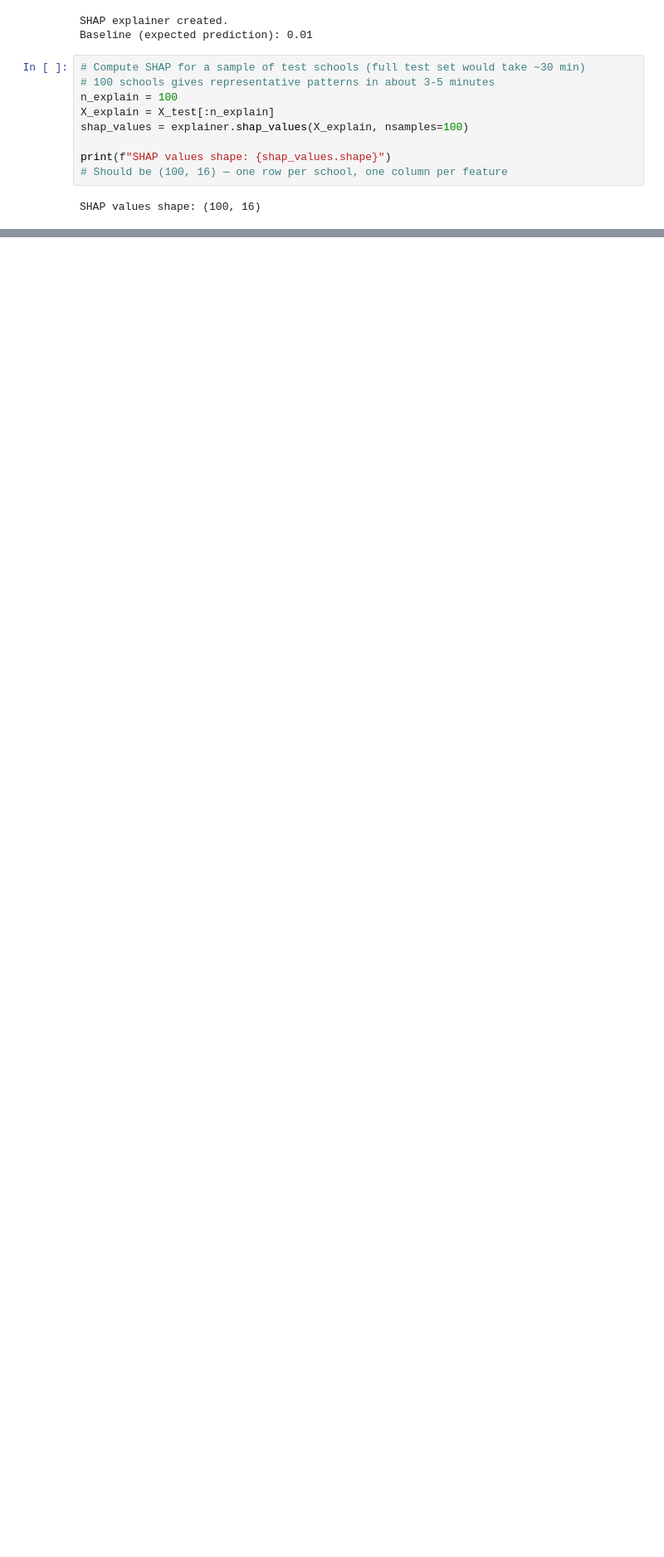
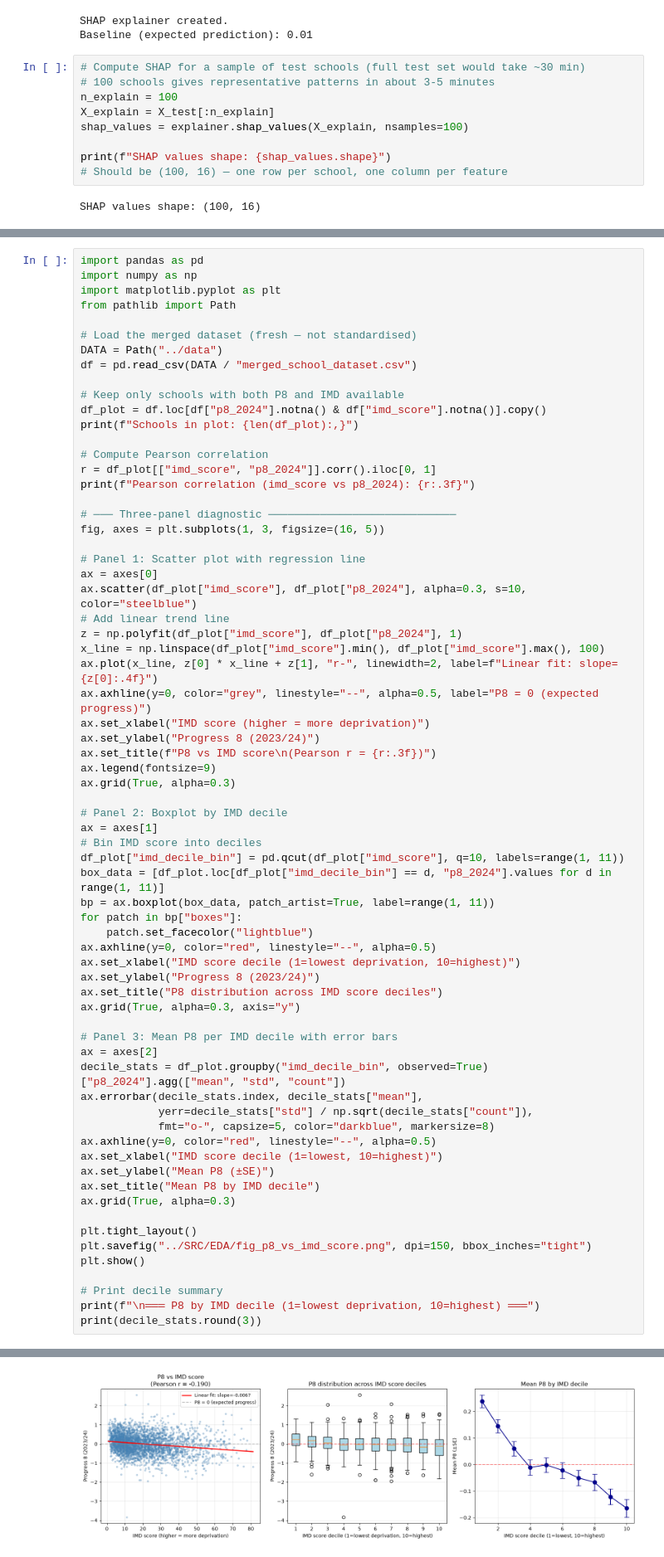
Before and after one commit to HEMALEED/school-performance-prediction-england-ann, a Jupyter notebook: notebooks/shap_P8.ipynb, the cells around one changed output, grey strips where cells are left out. Shown at 83% size. Saved outputs shown, nothing was run; the diff lists cells and outputs as text; blank space fills up the shorter version.

Commit message:
SHAP analysis vs actual P8 vs IMD score

```diff
--- a/notebooks/shap_P8.ipynb
+++ b/notebooks/shap_P8.ipynb
@@ -117,0 +118,69 @@ plt.show()
+# %%
+import pandas as pd
+import numpy as np
+import matplotlib.pyplot as plt
+from pathlib import Path
+
+# Load the merged dataset (fresh — not standardised)
+DATA = Path("../data")
+df = pd.read_csv(DATA / "merged_school_dataset.csv")
+
+# Keep only schools with both P8 and IMD available
+df_plot = df.loc[df["p8_2024"].notna() & df["imd_score"].notna()].copy()
+print(f"Schools in plot: {len(df_plot):,}")
+
+# Compute Pearson correlation
+r = df_plot[["imd_score", "p8_2024"]].corr().iloc[0, 1]
+print(f"Pearson correlation (imd_score vs p8_2024): {r:.3f}")
+
+# ─── Three-panel diagnostic ─────────────────────────────
+fig, axes = plt.subplots(1, 3, figsize=(16, 5))
+
+# Panel 1: Scatter plot with regression line
+ax = axes[0]
+ax.scatter(df_plot["imd_score"], df_plot["p8_2024"], alpha=0.3, s=10, color="steelblue")
+# Add linear trend line
+z = np.polyfit(df_plot["imd_score"], df_plot["p8_2024"], 1)
+x_line = np.linspace(df_plot["imd_score"].min(), df_plot["imd_score"].max(), 100)
+ax.plot(x_line, z[0] * x_line + z[1], "r-", linewidth=2, label=f"Linear fit: slope={z[0]:.4f}")
+ax.axhline(y=0, color="grey", linestyle="--", alpha=0.5, label="P8 = 0 (expected progress)")
+ax.set_xlabel("IMD score (higher = more deprivation)")
+ax.set_ylabel("Progress 8 (2023/24)")
+ax.set_title(f"P8 vs IMD score\n(Pearson r = {r:.3f})")
+ax.legend(fontsize=9)
+ax.grid(True, alpha=0.3)
+
+# Panel 2: Boxplot by IMD decile
+ax = axes[1]
+# Bin IMD score into deciles
+df_plot["imd_decile_bin"] = pd.qcut(df_plot["imd_score"], q=10, labels=range(1, 11))
+box_data = [df_plot.loc[df_plot["imd_decile_bin"] == d, "p8_2024"].values for d in range(1, 11)]
+bp = ax.boxplot(box_data, patch_artist=True, label=range(1, 11))
+for patch in bp["boxes"]:
+    patch.set_facecolor("lightblue")
+ax.axhline(y=0, color="red", linestyle="--", alpha=0.5)
+ax.set_xlabel("IMD score decile (1=lowest deprivation, 10=highest)")
+ax.set_ylabel("Progress 8 (2023/24)")
+ax.set_title("P8 distribution across IMD score deciles")
+ax.grid(True, alpha=0.3, axis="y")
+
+# Panel 3: Mean P8 per IMD decile with error bars
+ax = axes[2]
+decile_stats = df_plot.groupby("imd_decile_bin", observed=True)["p8_2024"].agg(["mean", "std", "count"])
+ax.errorbar(decile_stats.index, decile_stats["mean"],
+            yerr=decile_stats["std"] / np.sqrt(decile_stats["count"]),
+            fmt="o-", capsize=5, color="darkblue", markersize=8)
+ax.axhline(y=0, color="red", linestyle="--", alpha=0.5)
+ax.set_xlabel("IMD score decile (1=lowest, 10=highest)")
+ax.set_ylabel("Mean P8 (±SE)")
+ax.set_title("Mean P8 by IMD decile")
+ax.grid(True, alpha=0.3)
+
+plt.tight_layout()
+plt.savefig("../SRC/EDA/fig_p8_vs_imd_score.png", dpi=150, bbox_inches="tight")
+plt.show()
+
+# Print decile summary
+print(f"\n═══ P8 by IMD decile (1=lowest deprivation, 10=highest) ═══")
+print(decile_stats.round(3))
+# %% [output]
@@ -117,0 +189 @@ plt.show()
+[figure, added]
```
Also changed, not shown: parts of 2 cells of this notebook, 2 other files.
